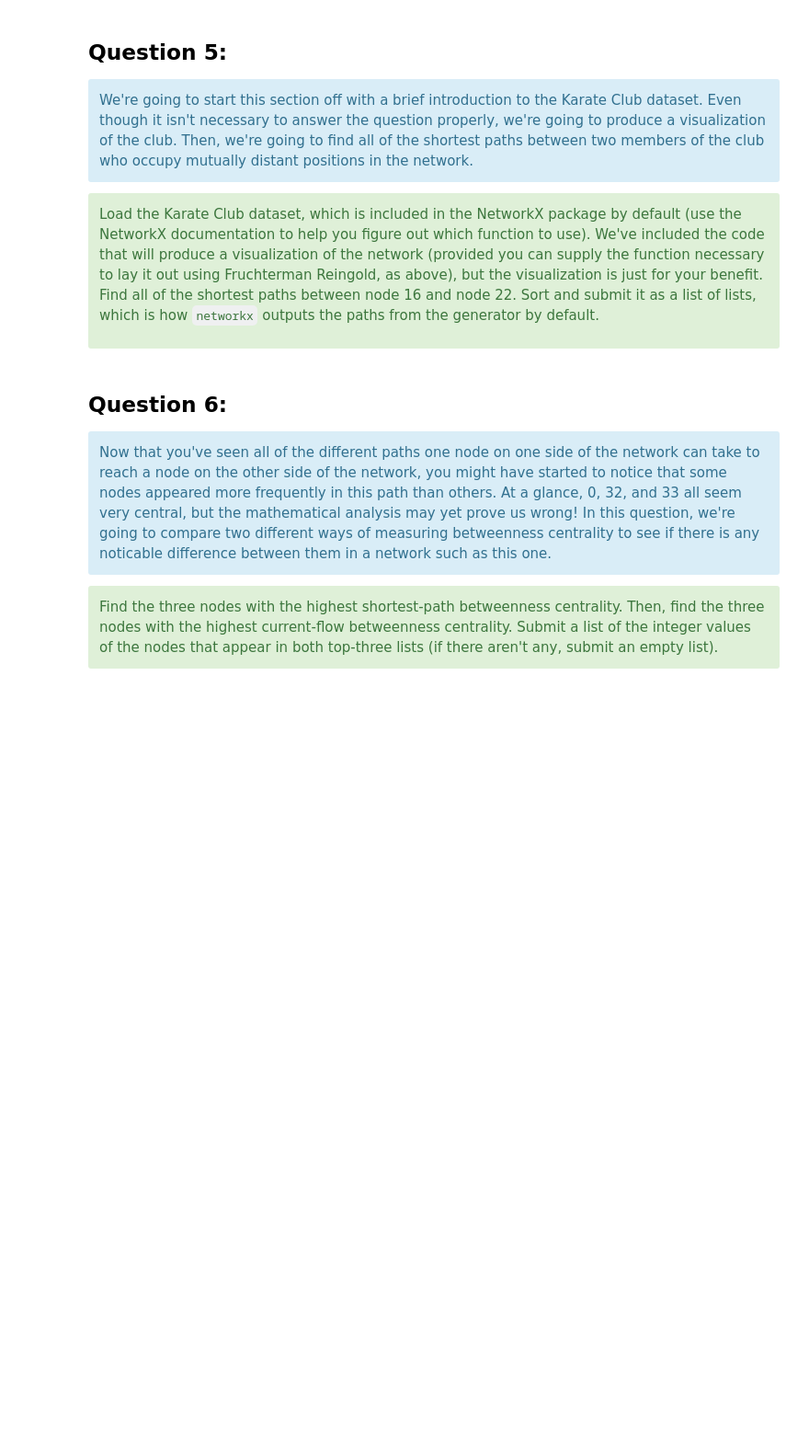
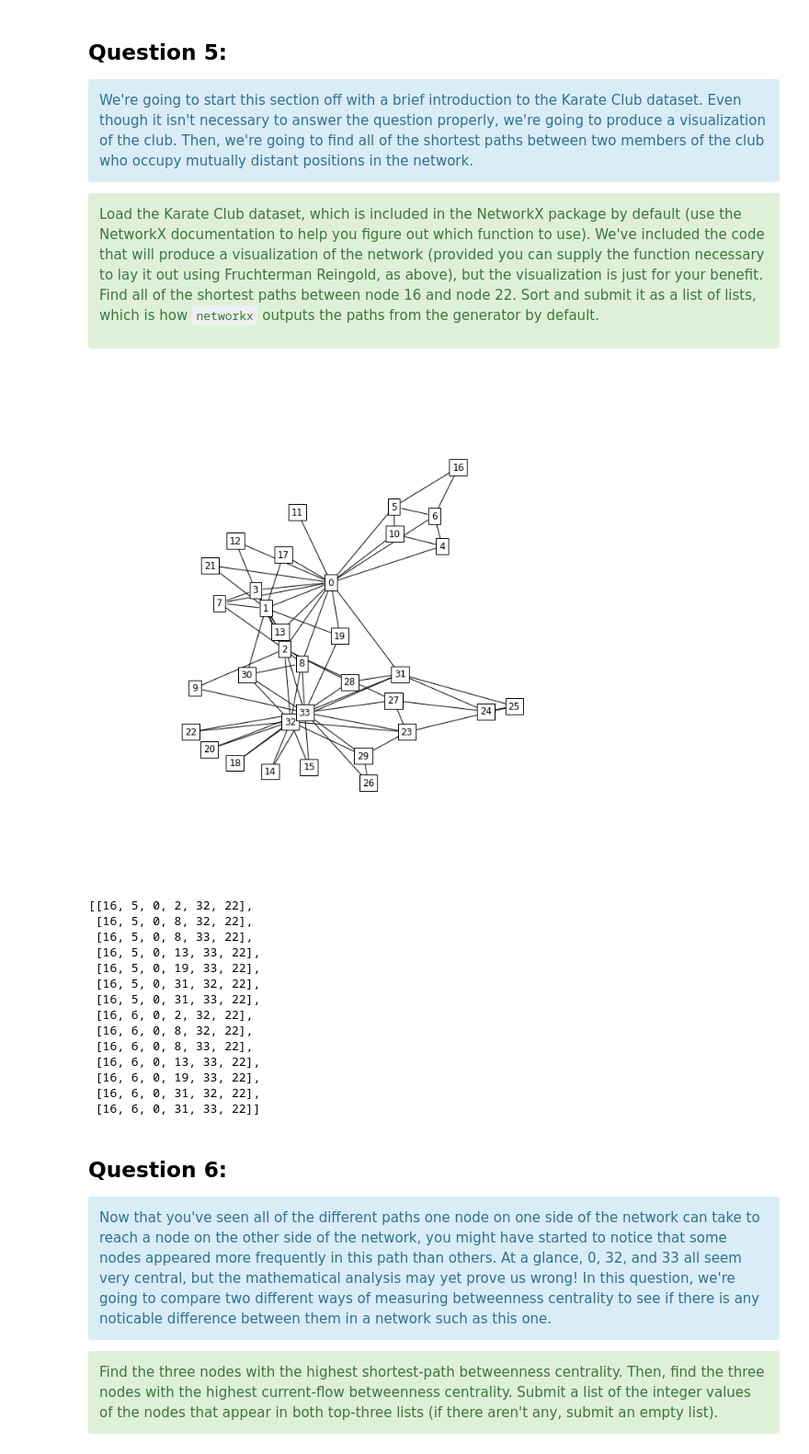
Before and after one commit to DiwyaDeSilva/dcss_modules, a Jupyter notebook: MODULE08/MODULE08_UNDERGRADUATE.ipynb, the cells around one changed output. Shown: that part at 92% size. Cells and saved outputs as stored; diff of their text form; code cells hidden in the pictures; blank space fills up the shorter version.

```diff
--- a/MODULE08/MODULE08_UNDERGRADUATE.ipynb
+++ b/MODULE08/MODULE08_UNDERGRADUATE.ipynb
@@ -224,35 +231,51 @@ Find all of the shortest paths between node 16 and node 22. Sort and submit it a
 # %%
 #_05
 
 # Load Karate Club Graph
-karate_net = nx._____()
+karate_net = nx.karate_club_graph()
 
 # Visualize Karate Club Graph (Optional)
-pos = nx._____(_____, seed=42)
+pos = nx.fruchterman_reingold_layout(karate_net, seed=42)
 fig, ax = plt.subplots(figsize=(12, 12))
 
 nx.draw_networkx_labels(
-    _____,
+    karate_net,
     pos,
     ax=ax,
     bbox = {"ec": "k", "fc":"white"}
 )
 nx.draw(
-    _____,
+    karate_net,
     pos,
     ax=ax,
     node_color="white",
 )
 ax.margins(0.3)
 plt.show()
 
 # Store all shortest paths (each of which is a list) in a list and sort that list
-shortest_paths = _____(list(nx._____(_____, source=_____, target=_____)))
+shortest_paths = sorted(list(nx.all_shortest_paths(karate_net, source=16, target=22)))
 
 pprint(shortest_paths)
 
 # Store the result in the assignment variable
 _05 = shortest_paths # do not change this variable name
+# %% [output]
+[figure, added]
+[[16, 5, 0, 2, 32, 22],
+ [16, 5, 0, 8, 32, 22],
+ [16, 5, 0, 8, 33, 22],
+ [16, 5, 0, 13, 33, 22],
+ [16, 5, 0, 19, 33, 22],
+ [16, 5, 0, 31, 32, 22],
+ [16, 5, 0, 31, 33, 22],
+ [16, 6, 0, 2, 32, 22],
+ [16, 6, 0, 8, 32, 22],
+ [16, 6, 0, 8, 33, 22],
+ [16, 6, 0, 13, 33, 22],
+ [16, 6, 0, 19, 33, 22],
+ [16, 6, 0, 31, 32, 22],
+ [16, 6, 0, 31, 33, 22]]
 # %% [markdown]
 ## Question 6:
 <div class="alert alert-block alert-info">
```
Also changed, not shown: parts of 13 cells of this notebook, 1 other file.
